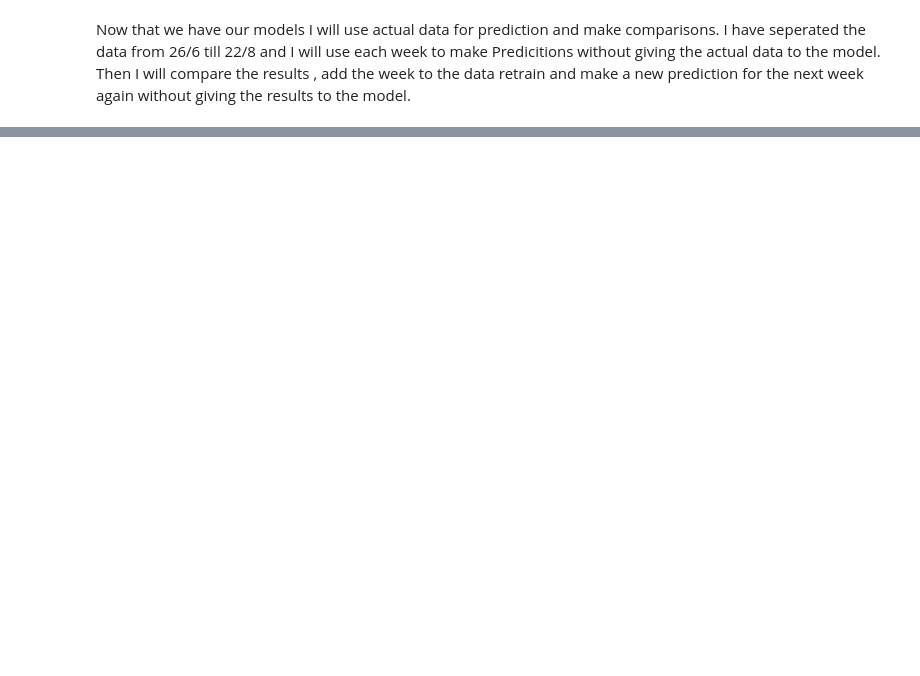
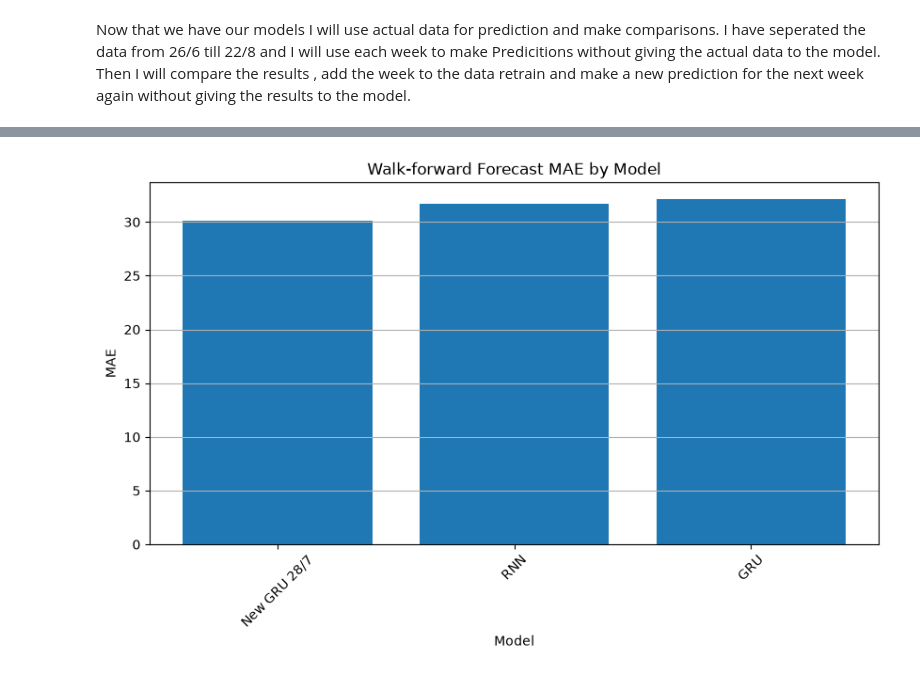
Before and after one commit to ikontouris/Ecommerce-sales-forecasting, a Jupyter notebook: time_series_sales_new_data.ipynb, the cells around one changed output, grey strips where cells are left out. Drawn from its saved outputs; the diff is of its cells as text; code cells hidden in the pictures; blank space fills up the shorter version.

Commit message:
Add walk-forward model comparison

```diff
--- a/time_series_sales_new_data.ipynb
+++ b/time_series_sales_new_data.ipynb
@@ -1060,0 +1862,13 @@ print("GRU Walk-forward RMSE:", rmse_gru_walkforward)
+# %%
+overall_rows = []
+
+for model_name, df_model in all_results_df.groupby("model"):
+    overall_rows.append({
+        "Model": model_name,
+        "MAE": mean_absolute_error(df_model["y_true"], df_model["y_pred"]),
+        "RMSE": root_mean_squared_error(df_model["y_true"], df_model["y_pred"])
+    })
+
+overall_metrics_df = pd.DataFrame(overall_rows).sort_values("MAE").reset_index(drop=True)
+
+overall_metrics_df
@@ -1060,0 +1948,11 @@ print("GRU Walk-forward RMSE:", rmse_gru_walkforward)
+# %%
+plt.figure(figsize=(10, 5))
+plt.bar(overall_metrics_df["Model"], overall_metrics_df["MAE"])
+plt.title("Walk-forward Forecast MAE by Model")
+plt.xlabel("Model")
+plt.ylabel("MAE")
+plt.xticks(rotation=45)
+plt.grid(axis="y")
+plt.show()
+# %% [output]
+[figure, added]
```
Also changed, not shown: parts of 58 cells of this notebook.
